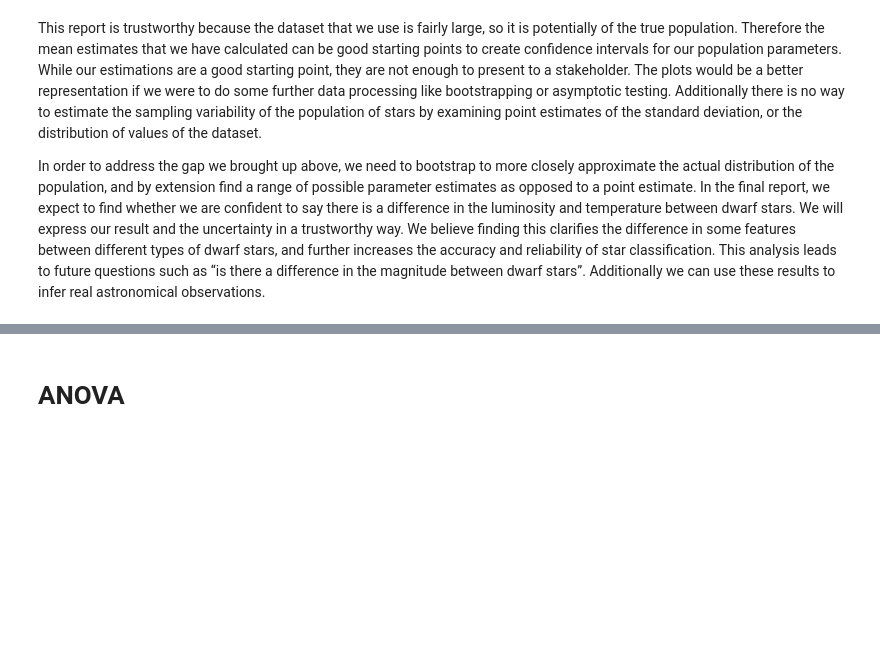
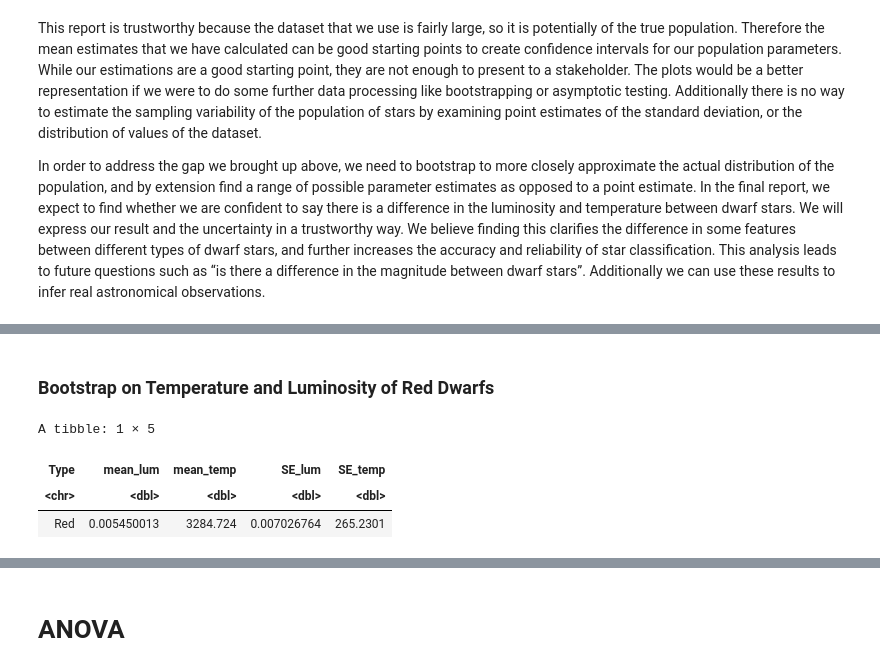
Before and after one commit to dliviya/STAT201-Dwarf_Star_Classification, a Jupyter notebook: analysisNew.ipynb, the cells around one changed output, grey strips where cells are left out. Drawn from its saved outputs; the diff is of its cells as text; code cells hidden in the pictures; blank space fills up the shorter version.

```diff
--- a/analysisNew.ipynb
+++ b/analysisNew.ipynb
@@ -209,0 +211,21 @@ In the final report, we expect to find whether we are confident to say there is
+# %% [markdown]
+### Bootstrap on Temperature and Luminosity of Red Dwarfs
+# %%
+red_dwarf_stats <- type_1 %>%
+    rep_sample_n(size = 40, reps = 1000, replace = TRUE) %>%
+    group_by(replicate) %>%
+    summarise(mean_lum = mean(Luminosity.L.Lo.),
+              mean_temp = mean(Temperature..K.),
+              sd_lum = sd(Luminosity.L.Lo.),
+              sd_temp = sd(Temperature..K.)) %>%
+    summarise(mean_lum = mean(mean_lum),
+              mean_temp = mean(mean_temp),
+              SE_lum = mean(sd_lum),
+              SE_temp = mean(sd_temp)) %>%
+    add_column(Type = "Red", .before = "mean_lum")
+red_dwarf_stats
+# %% [output]
+A tibble: 1 × 5
+| Type | mean_lum | mean_temp | SE_lum | SE_temp |
+| <chr> | <dbl> | <dbl> | <dbl> | <dbl> |
+| Red | 0.005450013 | 3284.724 | 0.007026764 | 265.2301 |
```
Also changed, not shown: parts of 24 cells of this notebook.
